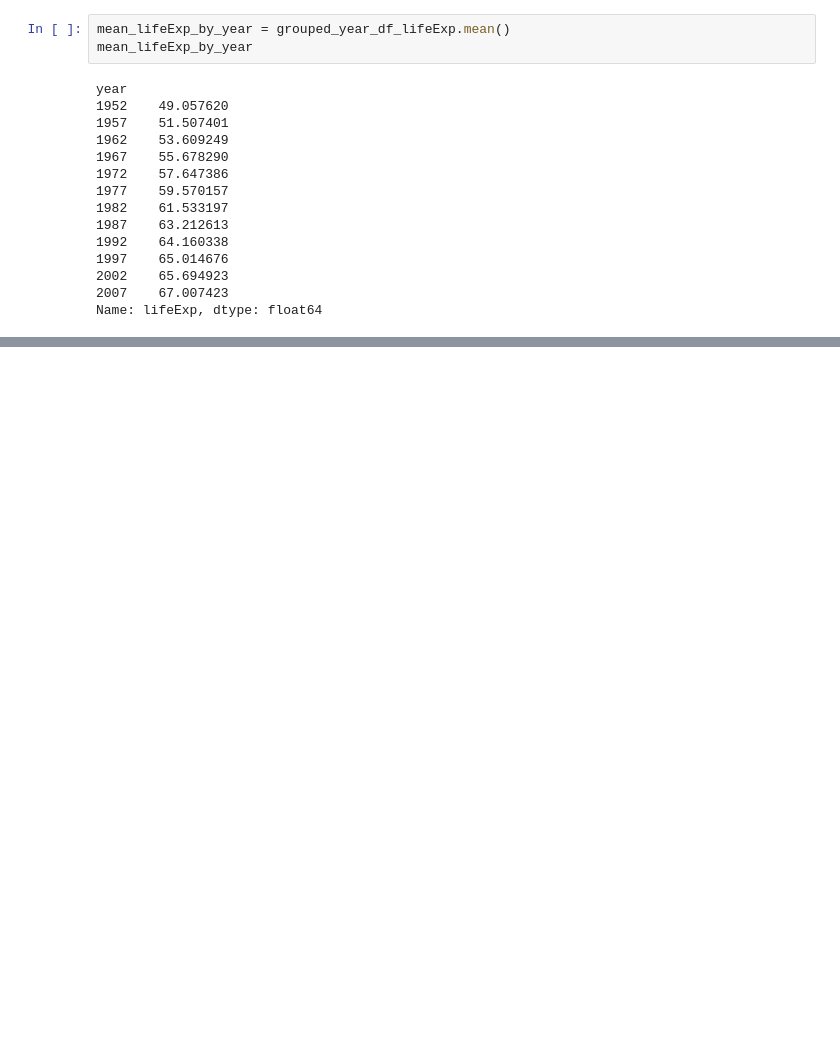
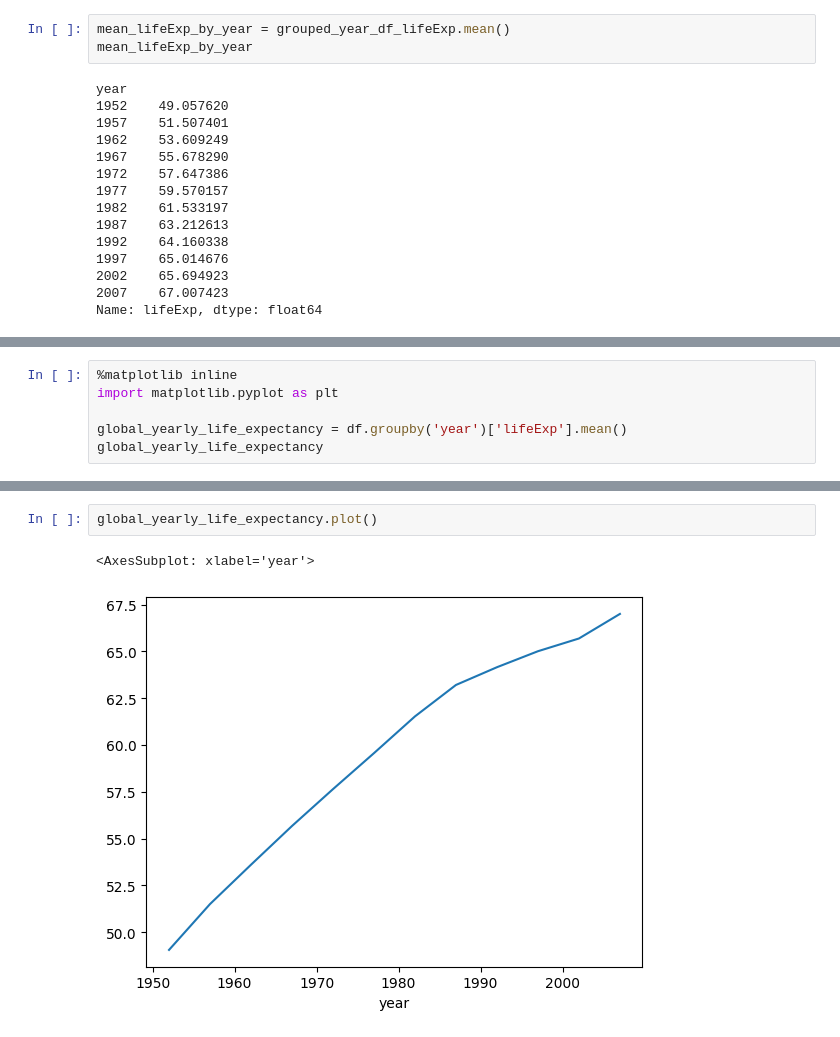
Before and after one commit to papasmf1/python221024, a Jupyter notebook: demoGapminder.ipynb, the cells around one changed output, grey strips where cells are left out. Drawn from its saved outputs; the diff is of its cells as text; blank space fills up the shorter version.

```diff
--- a/demoGapminder.ipynb
+++ b/demoGapminder.ipynb
@@ -273,0 +284,6 @@ Name: lifeExp, dtype: float64
+# %%
+%matplotlib inline
+import matplotlib.pyplot as plt
+
+global_yearly_life_expectancy = df.groupby('year')['lifeExp'].mean()
+global_yearly_life_expectancy
@@ -273,0 +305,5 @@ Name: lifeExp, dtype: float64
+# %%
+global_yearly_life_expectancy.plot()
+# %% [output]
+<AxesSubplot: xlabel='year'>
+[figure, added]
```
Also changed, not shown: parts of 32 cells of this notebook, 8 other files.
